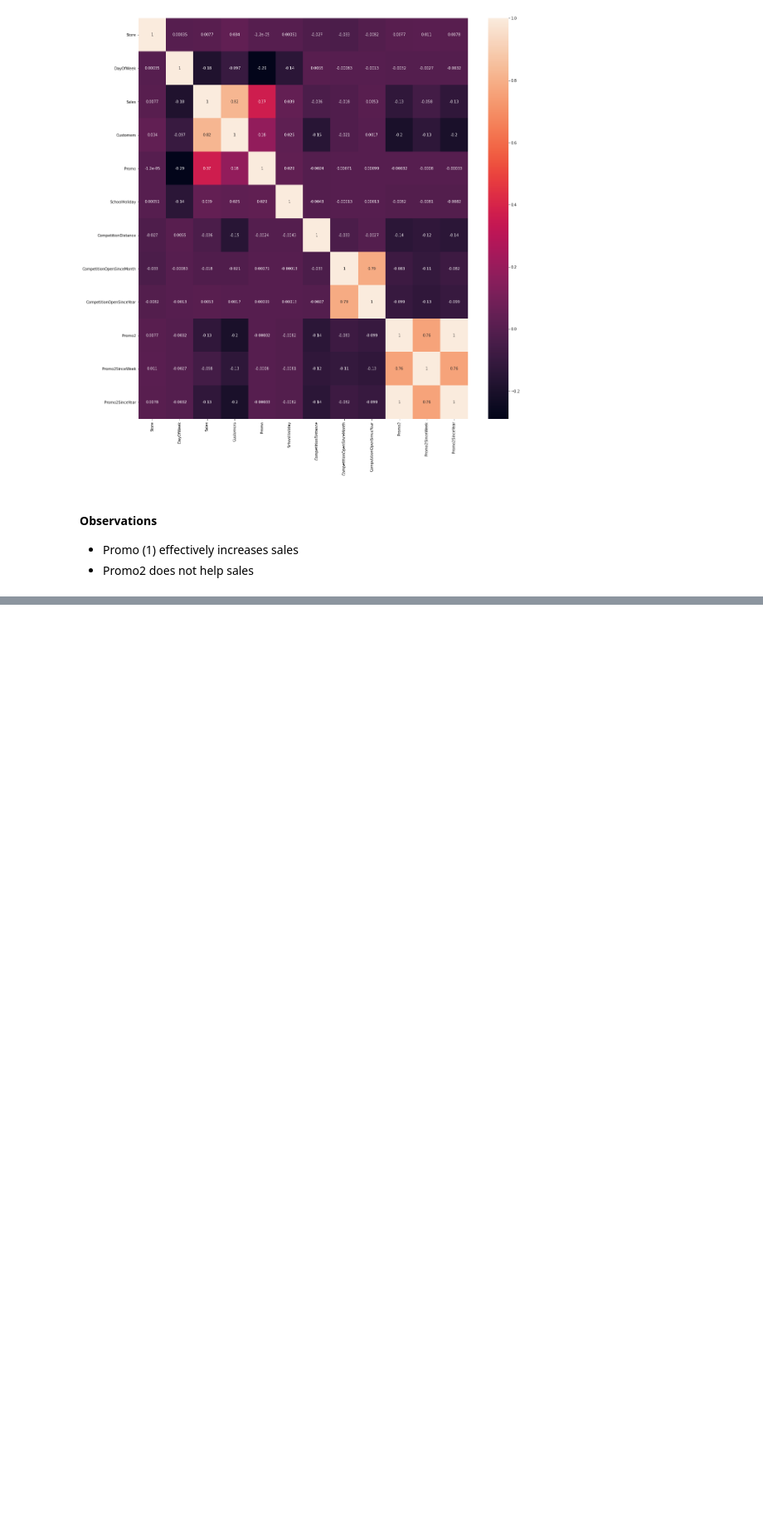
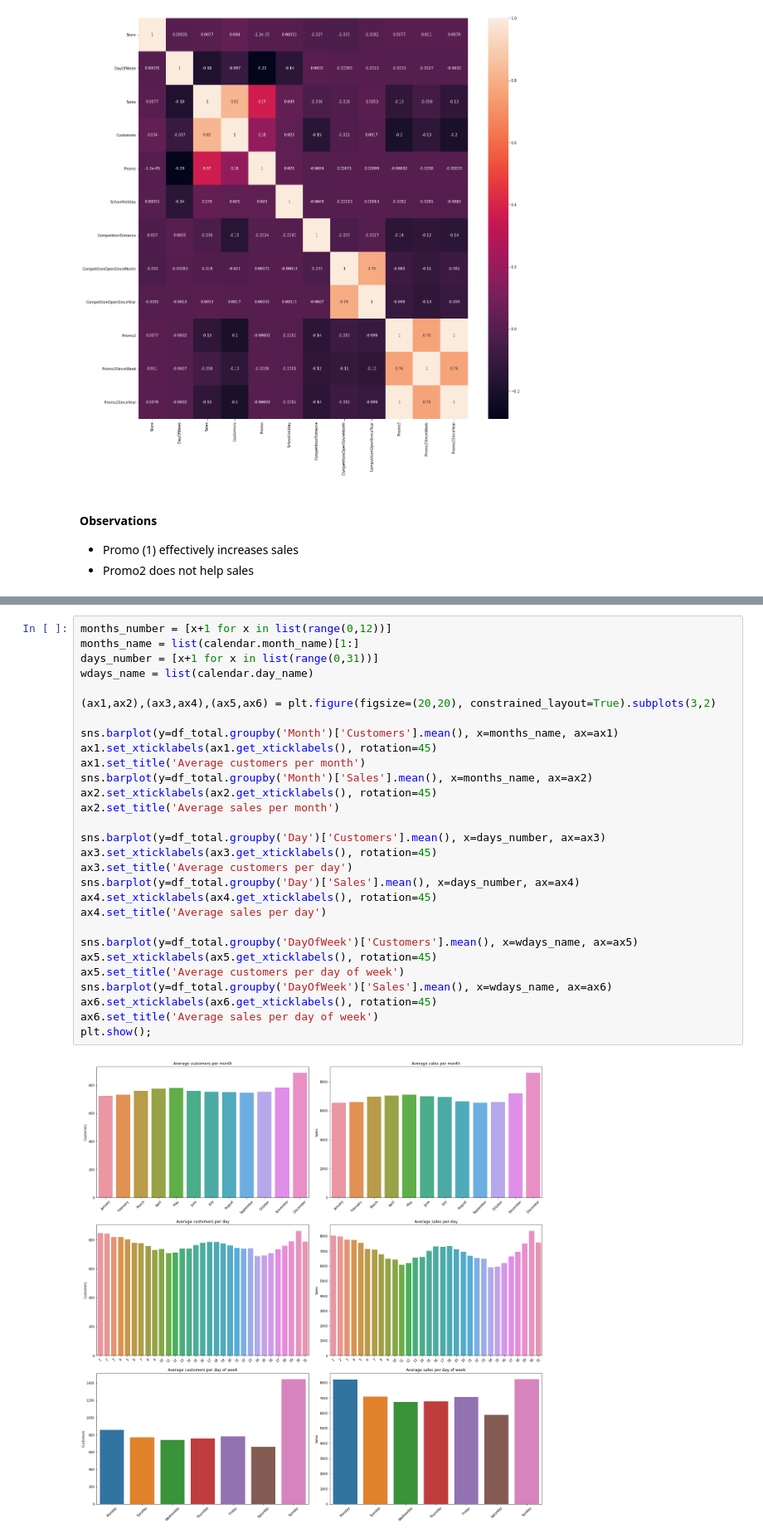
Before and after one commit to JSchoeck/portfolio, a Jupyter notebook: Demos/Case Study Sales/Case Study Sales.ipynb, the cells around one changed output, grey strips where cells are left out. Shown at 83% size. Drawn from its saved outputs; the diff is of its cells as text; blank space fills up the shorter version.

```diff
--- a/Demos/Case Study Sales/Case Study Sales.ipynb
+++ b/Demos/Case Study Sales/Case Study Sales.ipynb
@@ -328,0 +335,31 @@ Name: Sales, dtype: float64
+# %%
+months_number = [x+1 for x in list(range(0,12))]
+months_name = list(calendar.month_name)[1:]
+days_number = [x+1 for x in list(range(0,31))]
+wdays_name = list(calendar.day_name)
+
+(ax1,ax2),(ax3,ax4),(ax5,ax6) = plt.figure(figsize=(20,20), constrained_layout=True).subplots(3,2)
+
+sns.barplot(y=df_total.groupby('Month')['Customers'].mean(), x=months_name, ax=ax1)
+ax1.set_xticklabels(ax1.get_xticklabels(), rotation=45)
+ax1.set_title('Average customers per month')
+sns.barplot(y=df_total.groupby('Month')['Sales'].mean(), x=months_name, ax=ax2)
+ax2.set_xticklabels(ax2.get_xticklabels(), rotation=45)
+ax2.set_title('Average sales per month')
+
+sns.barplot(y=df_total.groupby('Day')['Customers'].mean(), x=days_number, ax=ax3)
+ax3.set_xticklabels(ax3.get_xticklabels(), rotation=45)
+ax3.set_title('Average customers per day')
+sns.barplot(y=df_total.groupby('Day')['Sales'].mean(), x=days_number, ax=ax4)
+ax4.set_xticklabels(ax4.get_xticklabels(), rotation=45)
+ax4.set_title('Average sales per day')
+
+sns.barplot(y=df_total.groupby('DayOfWeek')['Customers'].mean(), x=wdays_name, ax=ax5)
+ax5.set_xticklabels(ax5.get_xticklabels(), rotation=45)
+ax5.set_title('Average customers per day of week')
+sns.barplot(y=df_total.groupby('DayOfWeek')['Sales'].mean(), x=wdays_name, ax=ax6)
+ax6.set_xticklabels(ax6.get_xticklabels(), rotation=45)
+ax6.set_title('Average sales per day of week')
+plt.show();
+# %% [output]
+[figure, added]
```
Also changed, not shown: parts of 11 cells of this notebook.
